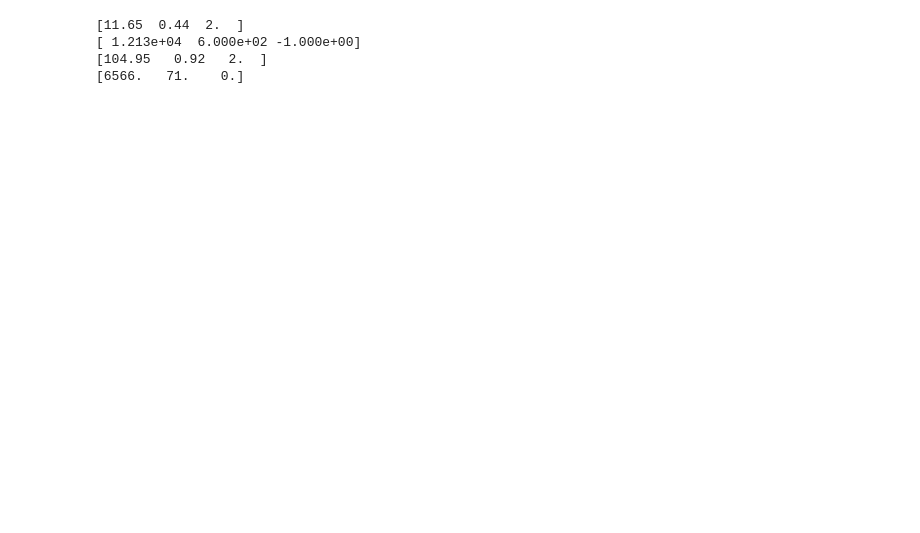
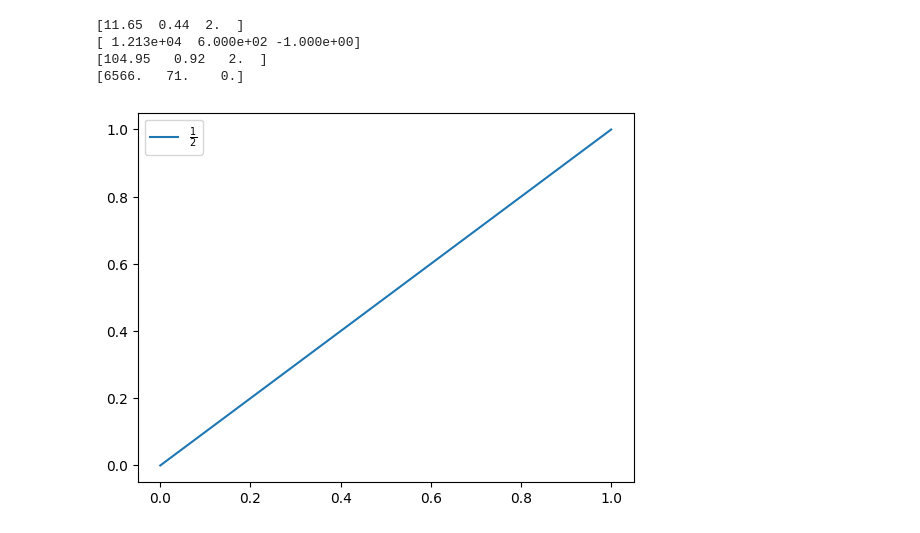
Before and after one commit to tivg0/labs-II, a Jupyter notebook: eletr/semana3/ampops.ipynb, the cells around one changed output. Cells and saved outputs as stored; diff of their text form; code cells hidden in the pictures; blank space fills up the shorter version.

```diff
--- a/eletr/semana3/ampops.ipynb
+++ b/eletr/semana3/ampops.ipynb
@@ -46,3 +46,11 @@ for i in adjusts:
 [ 1.213e+04  6.000e+02 -1.000e+00]
 [104.95   0.92   2.  ]
 [6566.   71.    0.]
+# %%
+label = r"$\frac{1}{2}$"
+
+plt.plot([0, 1], [0, 1], label=label)
+plt.legend()
+plt.show()
+# %% [output]
+[figure, added]
```
Also changed, not shown: parts of 3 cells of this notebook.
